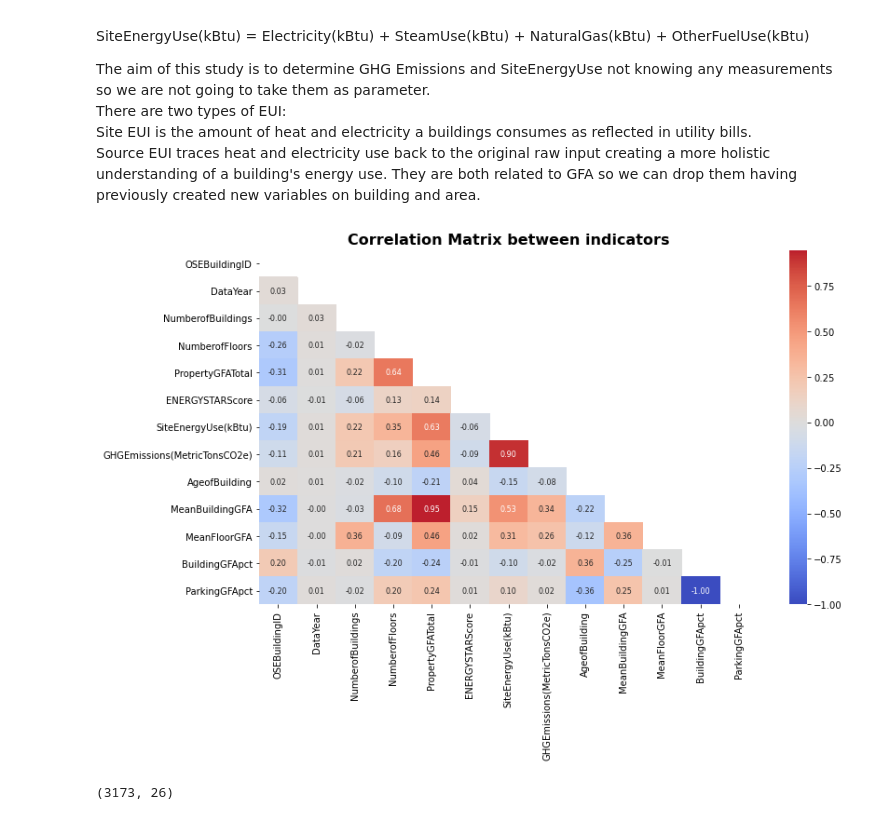
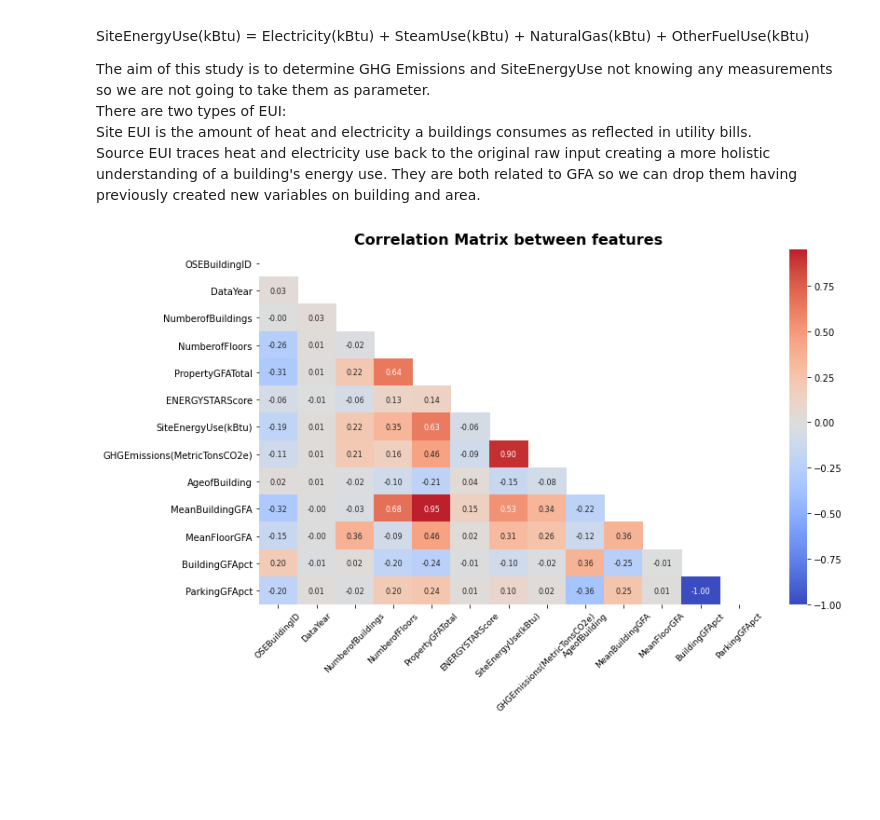
Before and after one commit to hike7o/SL-OC-projects, a Jupyter notebook: P4/Seattle_cleaning.ipynb, the cells around one changed output. Cells and saved outputs as stored; diff of their text form; code cells hidden in the pictures; blank space fills up the shorter version.

```diff
--- a/P4/Seattle_cleaning.ipynb
+++ b/P4/Seattle_cleaning.ipynb
@@ -526,3 +536,10 @@ data_comp2.describe()
 | 75% | 24538.000000 | 2016.000000 | 1989.000000 | 1.000000 | 4.000000 | 1.057750e+05 | ... |
 | max | 50226.000000 | 2016.000000 | 2015.000000 | 111.000000 | 99.000000 | 9.320156e+06 | ... |
 8 rows × 21 columns
+# %%
+import re
+regex = re.compile(r'[\n\r\t]')
+data_comp2['PrimaryPropertyType'] = [regex.sub("", item) for index, item in data_comp2.PrimaryPropertyType.iteritems()]
+data_comp2['PrimaryPropertyType'] = data_comp2['PrimaryPropertyType'].replace({'Supermarket / Grocery Store': 'Supermarket/Grocery Store',
+                                        'College/University': 'University', 'Residence Hall/Dormitory': 'Residence Hall' })
+data_comp2['LargestPropertyUseType'].value_counts()
@@ -634,18 +685,16 @@ data_const = data_comp3.drop(['Electricity(kBtu)', 'NaturalGas(kBtu)', 'SteamUse
 # %%
 corr_mat = data_const.corr()
 plt.figure(figsize=(12,7))
 
 mask = np.zeros_like(corr_mat)
 mask[np.triu_indices_from(mask)] = True
 
 res = sns.heatmap(corr_mat, annot=True, fmt=".2f", annot_kws={'size':8},
                  mask=mask, center=0, cmap="coolwarm")
-plt.title('Correlation Matrix between indicators', fontsize = 16, weight = 'bold')
+res.set_xticklabels(res.get_xmajorticklabels(), fontsize = 9, rotation=45)
+plt.title('Correlation Matrix between features', fontsize = 16, weight = 'bold')
 plt.show()
 # %% [output]
-[figure, old version]
+[figure, new version]
 # %%
 data_const.to_csv('data_cleaned.csv')
-data_const.shape
-# %% [output]
-(3173, 26)
```
Also changed, not shown: parts of 5 cells of this notebook, 8 other files.
